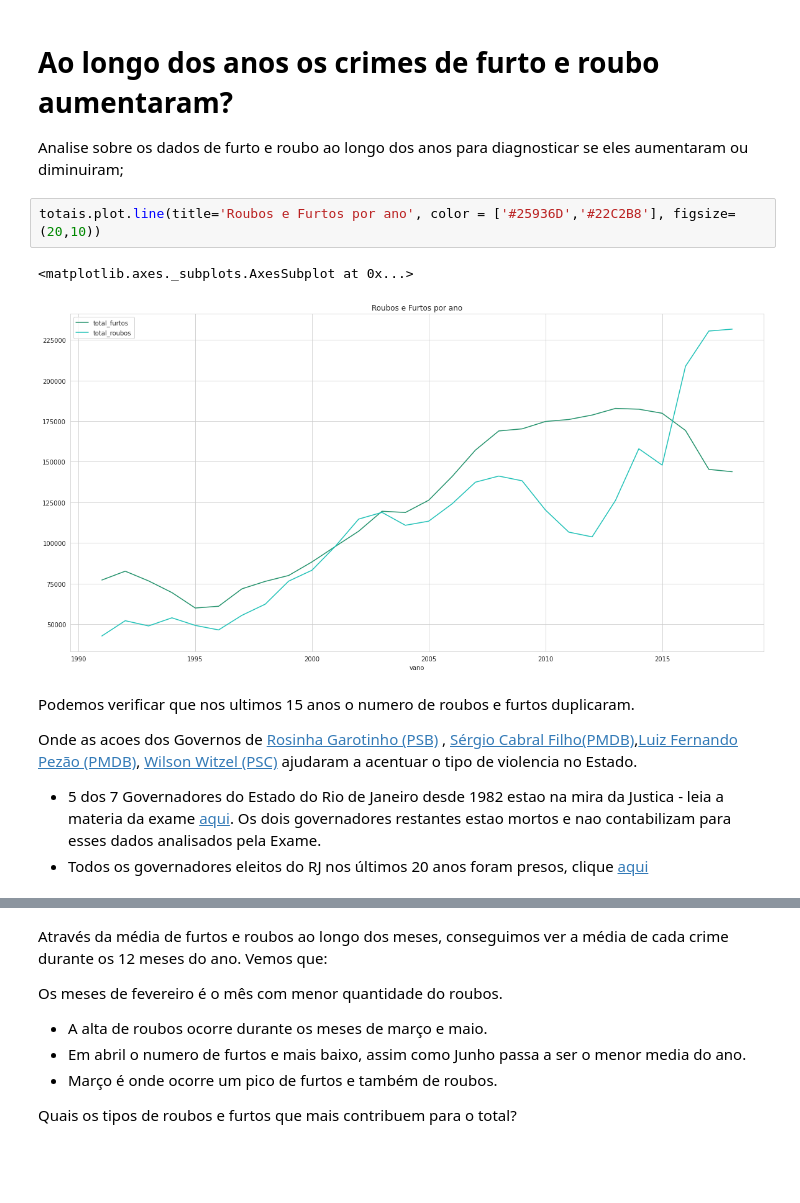
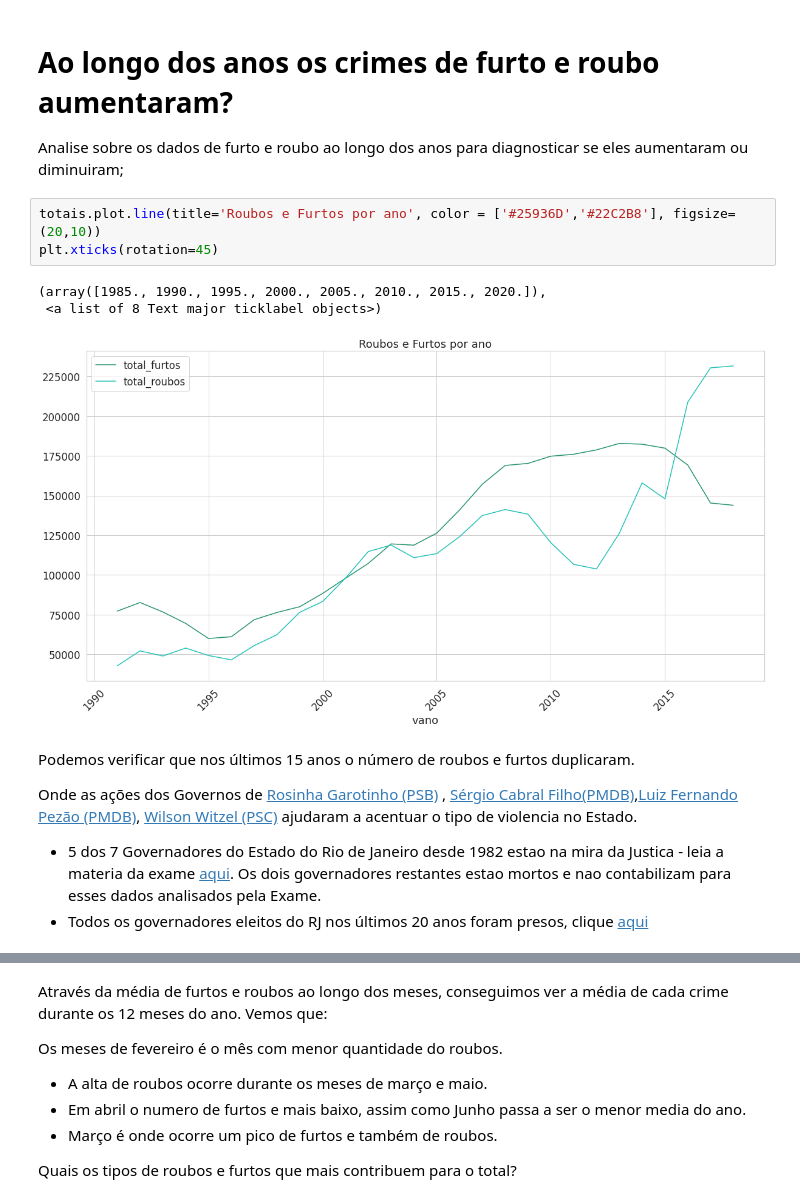
Before and after one commit to LuccaMello7/AnaliseCriminalidadeEstadoDoRJ, a Jupyter notebook: RioAnalysis.ipynb, the cells around one changed output, grey strips where cells are left out. Saved outputs shown, nothing was run; the diff lists cells and outputs as text; blank space fills up the shorter version.

```diff
--- a/RioAnalysis.ipynb
+++ b/RioAnalysis.ipynb
@@ -415,13 +417,15 @@ totais_mes = df_mes[['total_furtos','total_roubos']]
 Analise sobre os dados de furto e roubo ao longo dos anos para diagnosticar se eles aumentaram ou diminuiram;
 # %%
 totais.plot.line(title='Roubos e Furtos por ano', color = ['#25936D','#22C2B8'], figsize=(20,10))
+plt.xticks(rotation=45)
 # %% [output]
-<matplotlib.axes._subplots.AxesSubplot at 0x...>
+(array([1985., 1990., 1995., 2000., 2005., 2010., 2015., 2020.]),
+ <a list of 8 Text major ticklabel objects>)
-[figure, old version]
+[figure, new version]
 # %% [markdown]
-Podemos verificar que nos ultimos 15 anos o numero de roubos e furtos duplicaram.
+Podemos verificar que nos últimos 15 anos o número de roubos e furtos duplicaram.
 
-Onde as acoes dos Governos de [Rosinha Garotinho (PSB)](https://pt.wikipedia.org/wiki/Rosinha_Garotinho) , [Sérgio Cabral Filho(PMDB)](https://pt.wikipedia.org/wiki/S%C3%A9rgio_Cabral_Filho),[Luiz Fernando Pezão (PMDB)](https://pt.wikipedia.org/wiki/Luiz_Fernando_Pez%C3%A3o), [Wilson Witzel (PSC)](https://pt.wikipedia.org/wiki/Wilson_Witzel) ajudaram a acentuar o tipo de violencia no Estado.
+Onde as ações dos Governos de [Rosinha Garotinho (PSB)](https://pt.wikipedia.org/wiki/Rosinha_Garotinho) , [Sérgio Cabral Filho(PMDB)](https://pt.wikipedia.org/wiki/S%C3%A9rgio_Cabral_Filho),[Luiz Fernando Pezão (PMDB)](https://pt.wikipedia.org/wiki/Luiz_Fernando_Pez%C3%A3o), [Wilson Witzel (PSC)](https://pt.wikipedia.org/wiki/Wilson_Witzel) ajudaram a acentuar o tipo de violencia no Estado.
 
 
 
```
Also changed, not shown: parts of 25 cells of this notebook.
